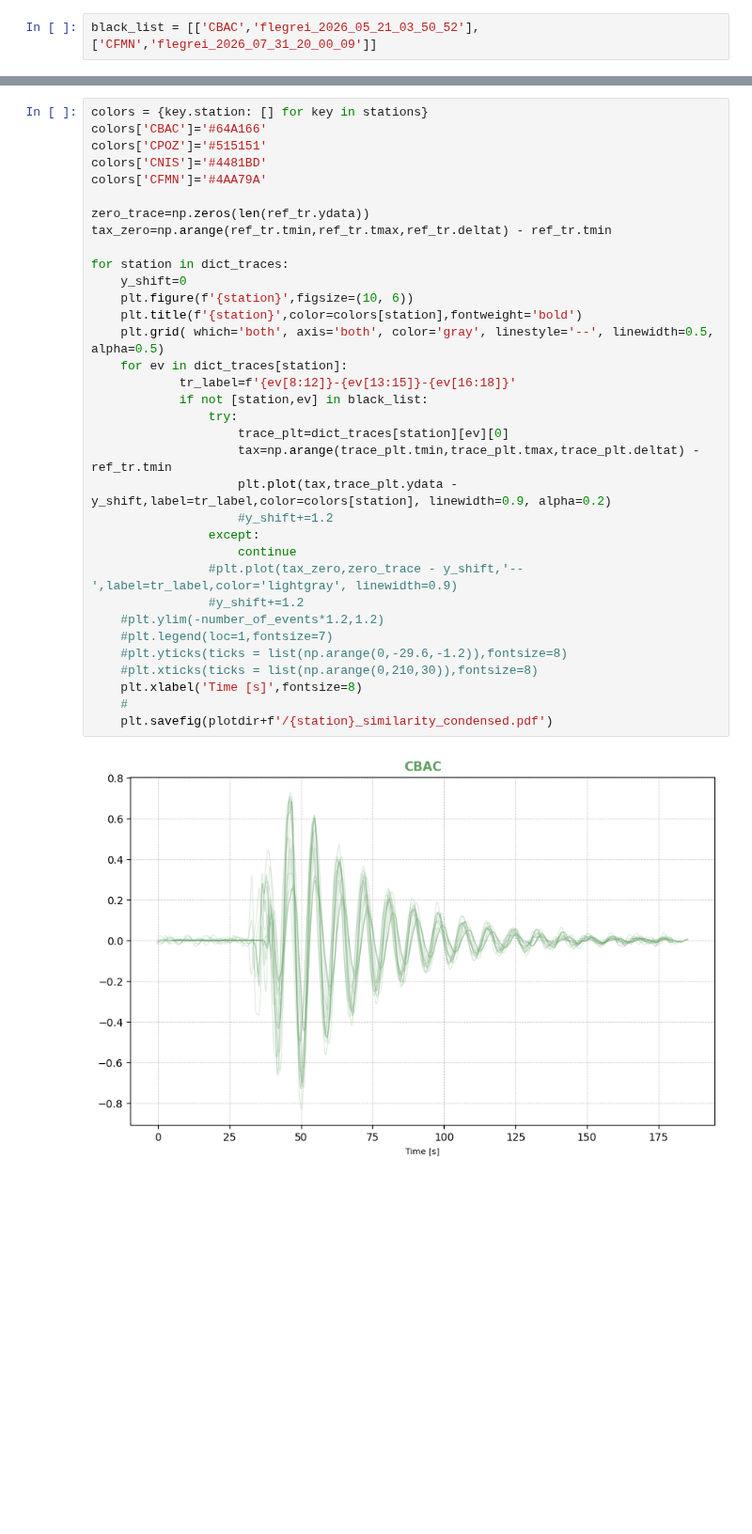
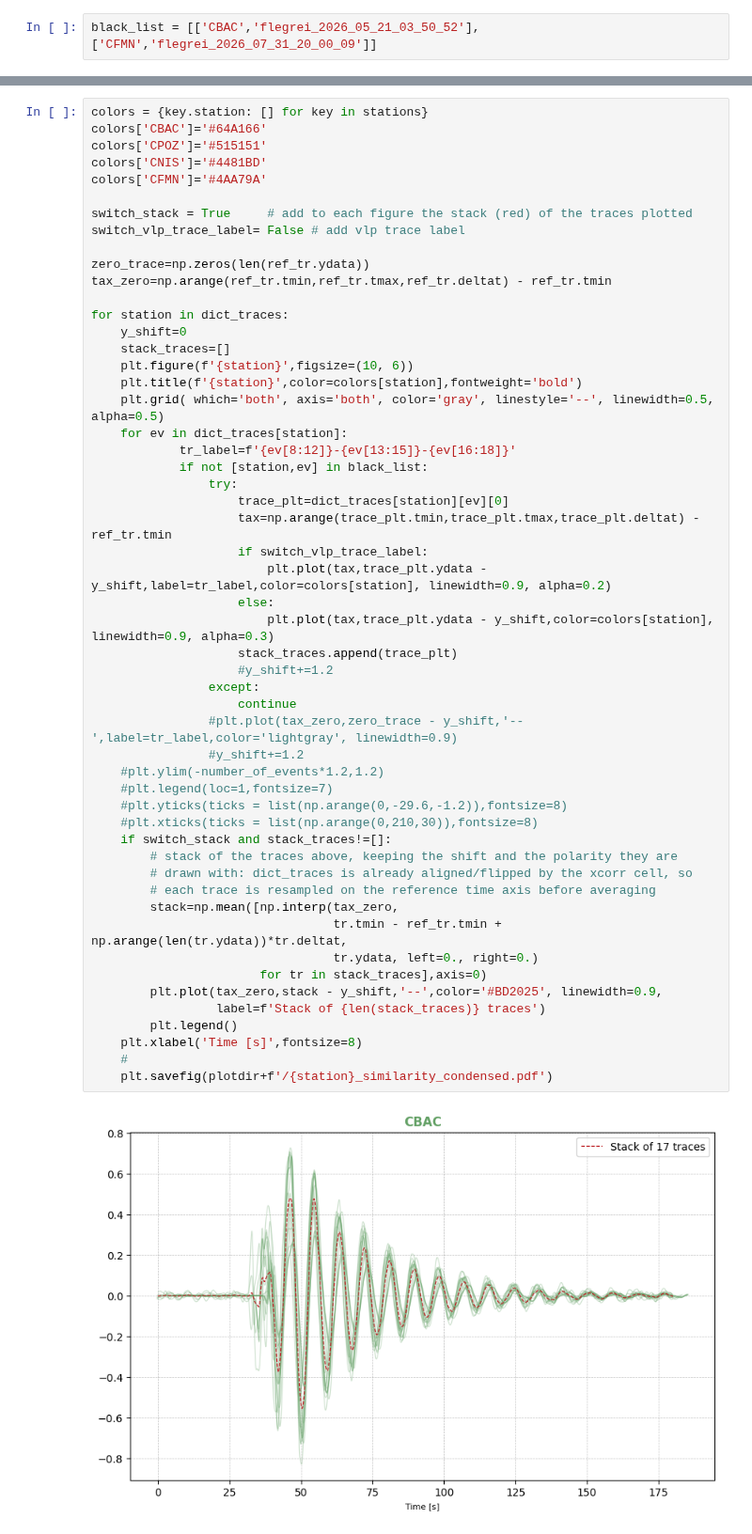
Before and after one commit to giacomorapagnani/Grond_composite_test, a Jupyter notebook: codes/VLP_trace_similarity.ipynb, the cells around one changed output, grey strips where cells are left out. Shown at 94% size. Cells and saved outputs as stored; diff of their text form; blank space fills up the shorter version.

```diff
--- a/codes/VLP_trace_similarity.ipynb
+++ b/codes/VLP_trace_similarity.ipynb
@@ -225,32 +225,51 @@ colors['CPOZ']='#515151'
 colors['CNIS']='#4481BD'
 colors['CFMN']='#4AA79A'
 
+switch_stack = True     # add to each figure the stack (red) of the traces plotted
+switch_vlp_trace_label= False # add vlp trace label
+
 zero_trace=np.zeros(len(ref_tr.ydata))
 tax_zero=np.arange(ref_tr.tmin,ref_tr.tmax,ref_tr.deltat) - ref_tr.tmin
 
 for station in dict_traces:
     y_shift=0
+    stack_traces=[]
     plt.figure(f'{station}',figsize=(10, 6))
     plt.title(f'{station}',color=colors[station],fontweight='bold')
     plt.grid( which='both', axis='both', color='gray', linestyle='--', linewidth=0.5, alpha=0.5)
     for ev in dict_traces[station]:
             tr_label=f'{ev[8:12]}-{ev[13:15]}-{ev[16:18]}'
             if not [station,ev] in black_list:
                 try:
                     trace_plt=dict_traces[station][ev][0]
                     tax=np.arange(trace_plt.tmin,trace_plt.tmax,trace_plt.deltat) - ref_tr.tmin
-                    plt.plot(tax,trace_plt.ydata - y_shift,label=tr_label,color=colors[station], linewidth=0.9, alpha=0.2)
+                    if switch_vlp_trace_label:
+                        plt.plot(tax,trace_plt.ydata - y_shift,label=tr_label,color=colors[station], linewidth=0.9, alpha=0.2)
+                    else:
+                        plt.plot(tax,trace_plt.ydata - y_shift,color=colors[station], linewidth=0.9, alpha=0.3)
+                    stack_traces.append(trace_plt)
                     #y_shift+=1.2
                 except:
                     continue
                 #plt.plot(tax_zero,zero_trace - y_shift,'--',label=tr_label,color='lightgray', linewidth=0.9)
                 #y_shift+=1.2
     #plt.ylim(-number_of_events*1.2,1.2)
     #plt.legend(loc=1,fontsize=7)
     #plt.yticks(ticks = list(np.arange(0,-29.6,-1.2)),fontsize=8)
     #plt.xticks(ticks = list(np.arange(0,210,30)),fontsize=8)
+    if switch_stack and stack_traces!=[]:
+        # stack of the traces above, keeping the shift and the polarity they are
+        # drawn with: dict_traces is already aligned/flipped by the xcorr cell, so
+        # each trace is resampled on the reference time axis before averaging
+        stack=np.mean([np.interp(tax_zero,
+                                 tr.tmin - ref_tr.tmin + np.arange(len(tr.ydata))*tr.deltat,
+                                 tr.ydata, left=0., right=0.)
+                       for tr in stack_traces],axis=0)
+        plt.plot(tax_zero,stack - y_shift,'--',color='#BD2025', linewidth=0.9,
+                 label=f'Stack of {len(stack_traces)} traces')
+        plt.legend()
     plt.xlabel('Time [s]',fontsize=8)
     #
     plt.savefig(plotdir+f'/{station}_similarity_condensed.pdf')
 # %% [output]
-[figure, old version]
+[figure, new version]
```
Also changed, not shown: parts of 3 cells of this notebook, 12 other files.
